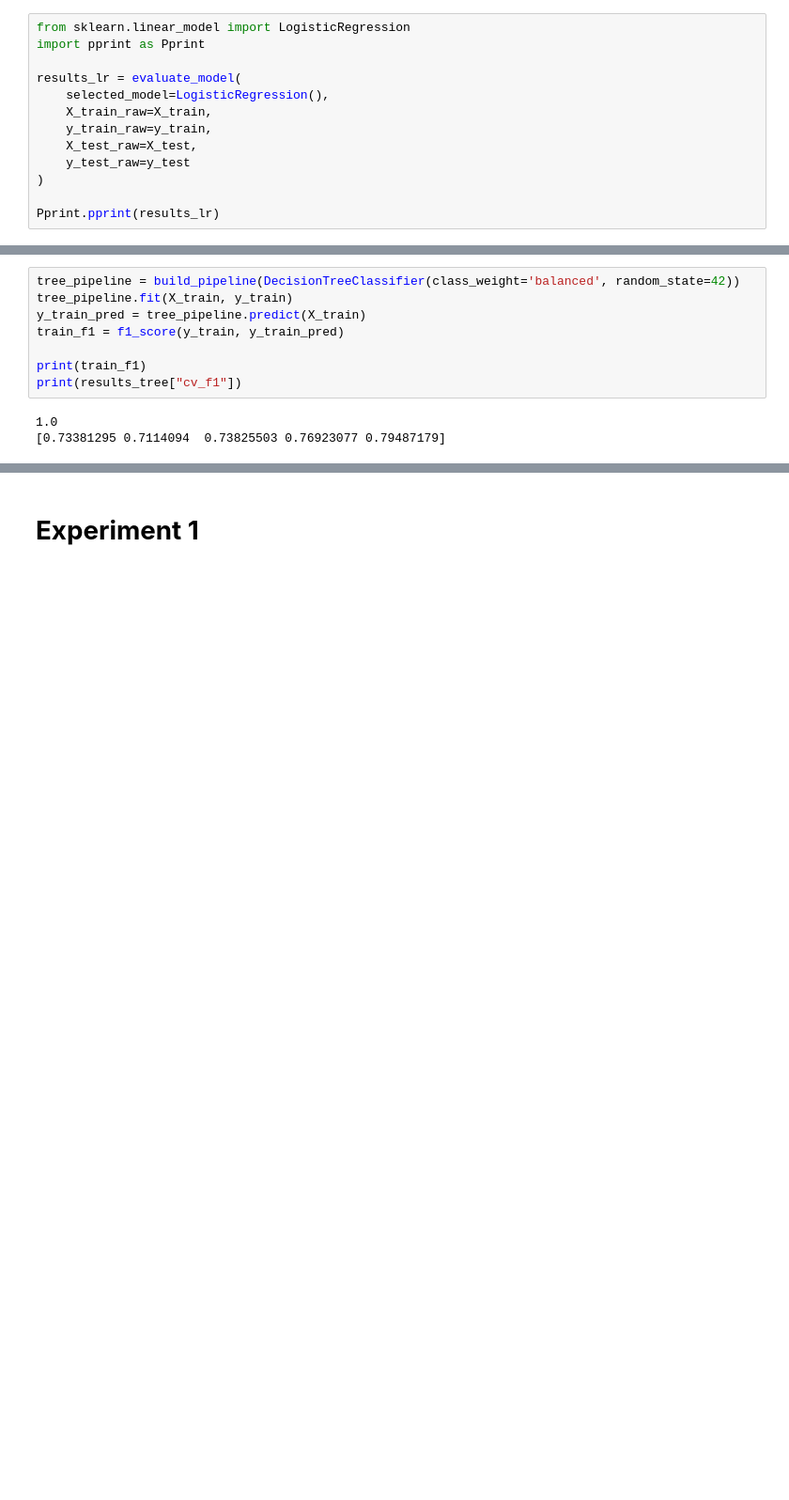
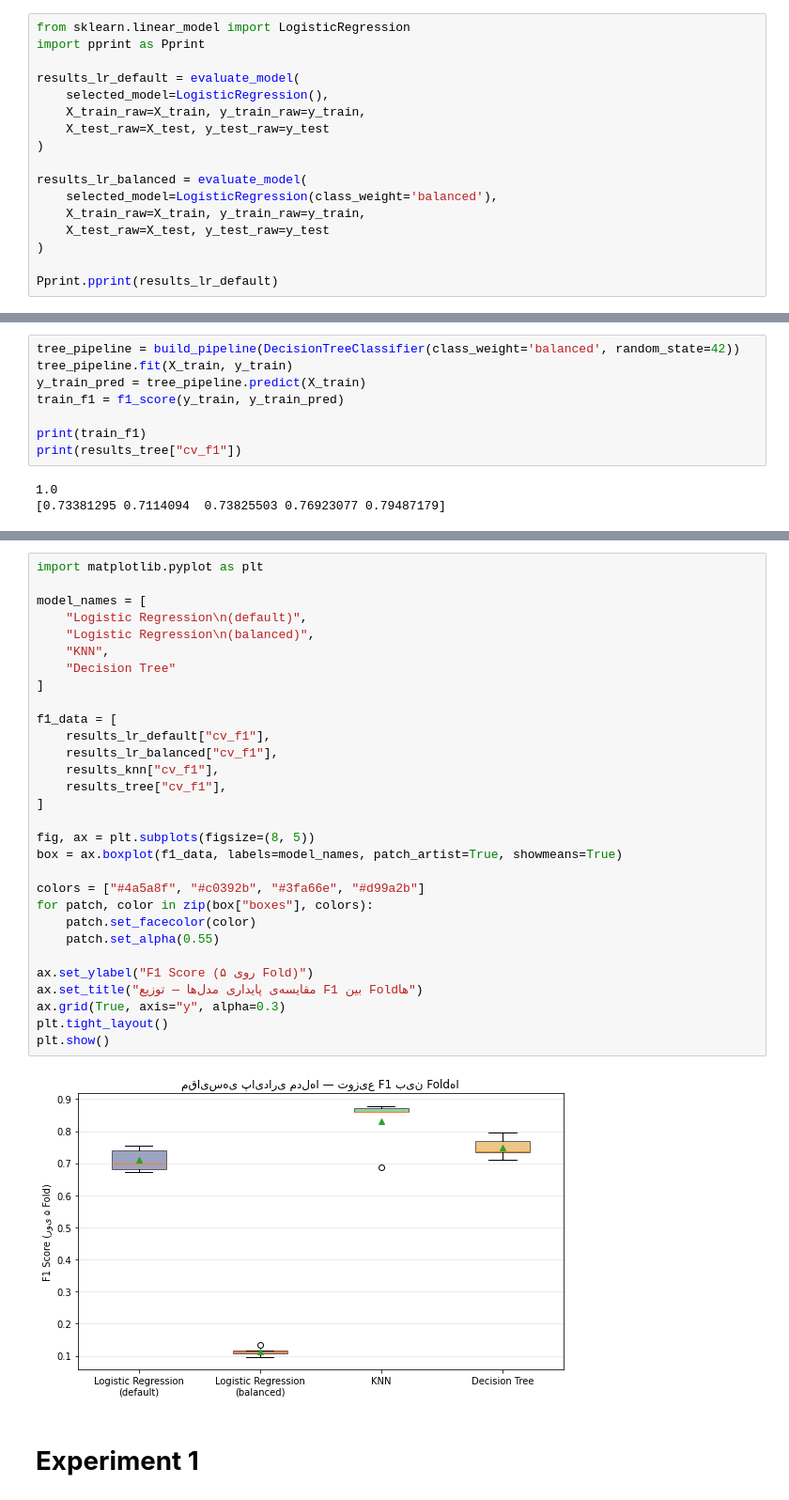
Before and after one commit to FatemeZahraAzad/Fraud-detection, a Jupyter notebook: src/data_prep.ipynb, the cells around one changed output, grey strips where cells are left out. Shown at 94% size. Cells and saved outputs as stored; diff of their text form; blank space fills up the shorter version.

```diff
--- a/src/data_prep.ipynb
+++ b/src/data_prep.ipynb
@@ -148,13 +154,17 @@ def evaluate_model(selected_model, X_train_raw, y_train_raw, X_test_raw, y_test_
 from sklearn.linear_model import LogisticRegression
 import pprint as Pprint
 
-results_lr = evaluate_model(
+results_lr_default = evaluate_model(
     selected_model=LogisticRegression(),
-    X_train_raw=X_train,
-    y_train_raw=y_train,
-    X_test_raw=X_test,
-    y_test_raw=y_test
+    X_train_raw=X_train, y_train_raw=y_train,
+    X_test_raw=X_test, y_test_raw=y_test
 )
 
-Pprint.pprint(results_lr)
+results_lr_balanced = evaluate_model(
+    selected_model=LogisticRegression(class_weight='balanced'),
+    X_train_raw=X_train, y_train_raw=y_train,
+    X_test_raw=X_test, y_test_raw=y_test
+)
+
+Pprint.pprint(results_lr_default)
 # %% [output]
@@ -234,3 +264,35 @@ Report results:
+# %%
+import matplotlib.pyplot as plt
+
+model_names = [
+    "Logistic Regression\n(default)",
+    "Logistic Regression\n(balanced)",
+    "KNN",
+    "Decision Tree"
+]
+
+f1_data = [
+    results_lr_default["cv_f1"],
+    results_lr_balanced["cv_f1"],
+    results_knn["cv_f1"],
+    results_tree["cv_f1"],
+]
+
+fig, ax = plt.subplots(figsize=(8, 5))
+box = ax.boxplot(f1_data, labels=model_names, patch_artist=True, showmeans=True)
+
+colors = ["#4a5a8f", "#c0392b", "#3fa66e", "#d99a2b"]
+for patch, color in zip(box["boxes"], colors):
+    patch.set_facecolor(color)
+    patch.set_alpha(0.55)
+
+ax.set_ylabel("F1 Score (روی ۵ Fold)")
+ax.set_title("مقایسه‌ی پایداری مدل‌ها — توزیع F1 بین Foldها")
+ax.grid(True, axis="y", alpha=0.3)
+plt.tight_layout()
+plt.show()
+# %% [output]
+[figure, added]
 # %% [markdown]
 # **Experiment 1**
 # %% [markdown]
```
Also changed, not shown: parts of 12 cells of this notebook.
